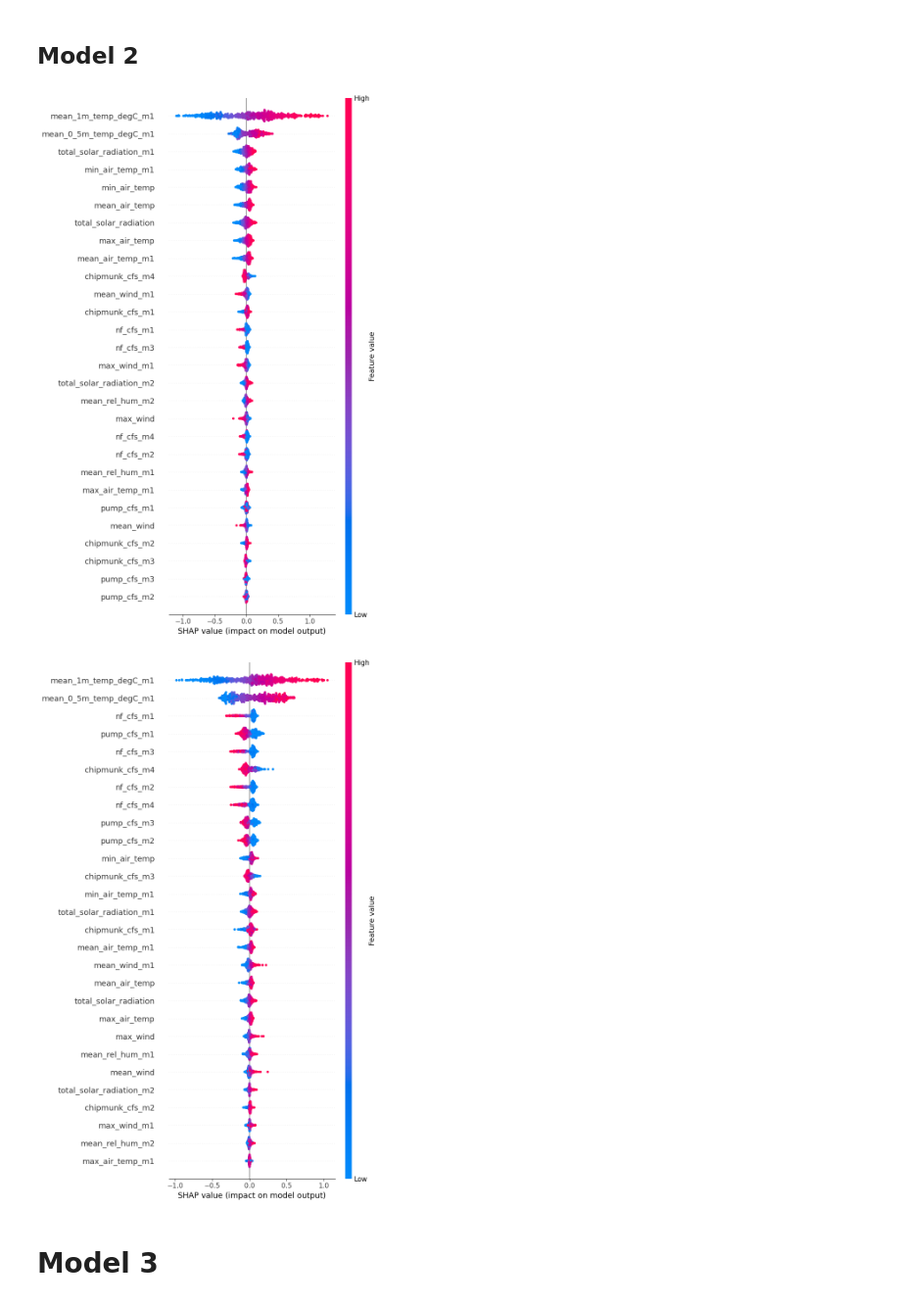
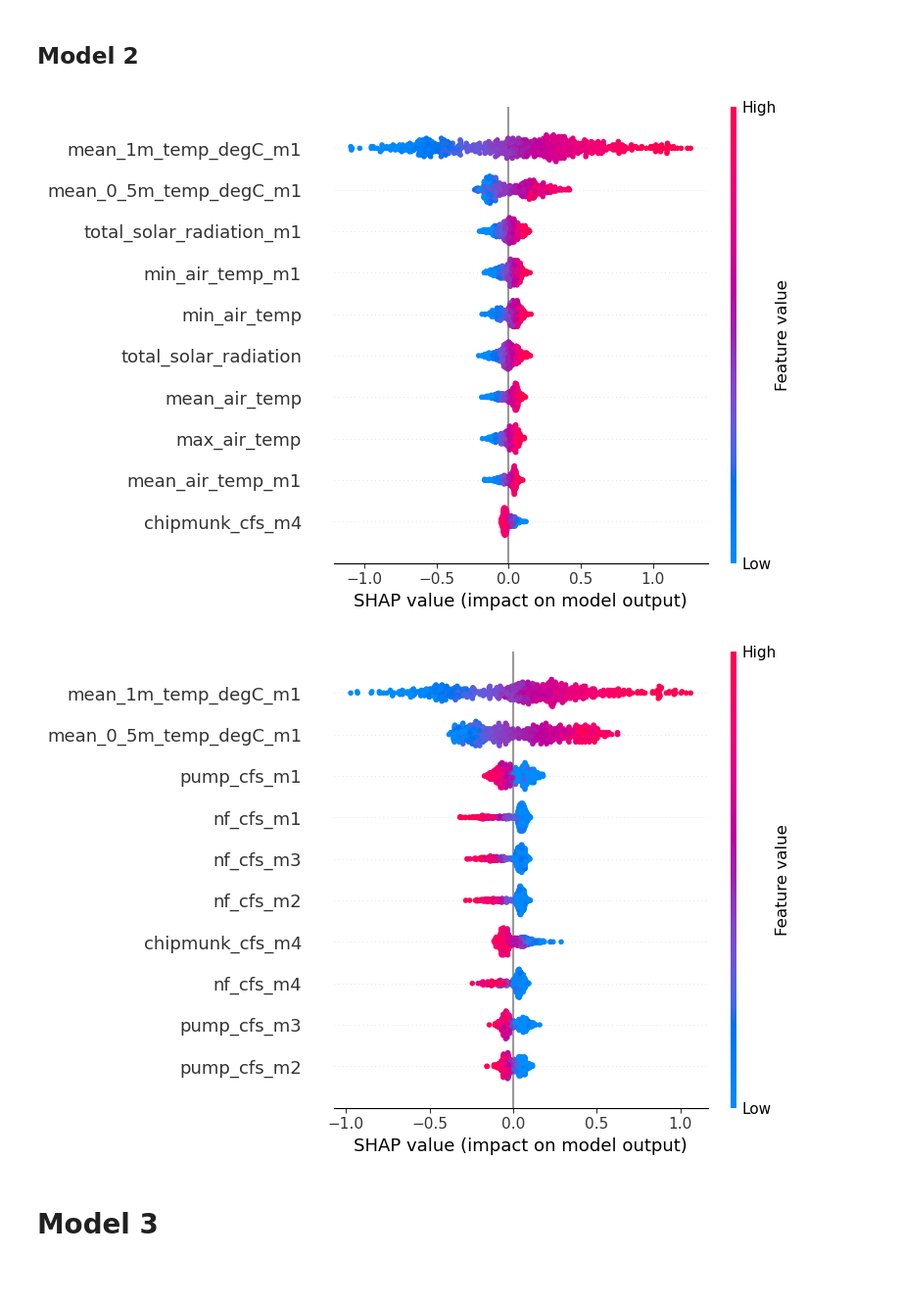
Before and after one commit to steeleb/TLS_DSS, a Jupyter notebook: model_submodule/model_dev/operational_model/_operational_five_ten_shap_2y.ipynb, the cells around one changed output. Shown at 98% size. Saved outputs shown, nothing was run; the diff lists cells and outputs as text; code cells hidden in the pictures; blank space fills up the shorter version.

```diff
--- a/model_submodule/model_dev/operational_model/_operational_five_ten_shap_2y.ipynb
+++ b/model_submodule/model_dev/operational_model/_operational_five_ten_shap_2y.ipynb
@@ -93,21 +93,21 @@ shap_values_2 = explainer_2.shap_values(features_2)
 # %%
 shap_2_1m = (shap.summary_plot(shap_values_2[:, :, 0],
                             pd.DataFrame.to_numpy(features_2),
-                            max_display=30,
+                            max_display=10,
                             feature_names = features_2.columns,
                             show=False)
 )
 # %% [output]
-[figure, old version]
+[figure, new version]
 # %%
 shap_2_int = (shap.summary_plot(shap_values_2[:, :, 1],
                             pd.DataFrame.to_numpy(features_2),
-                            max_display=30,
+                            max_display=10,
                             feature_names = features_2.columns,
                             show=False)
 )
 # %% [output]
-[figure, old version]
+[figure, new version]
 # %% [markdown]
 # Model 3
 # %%
```
Also changed, not shown: parts of 6 cells of this notebook, 8 other files.
